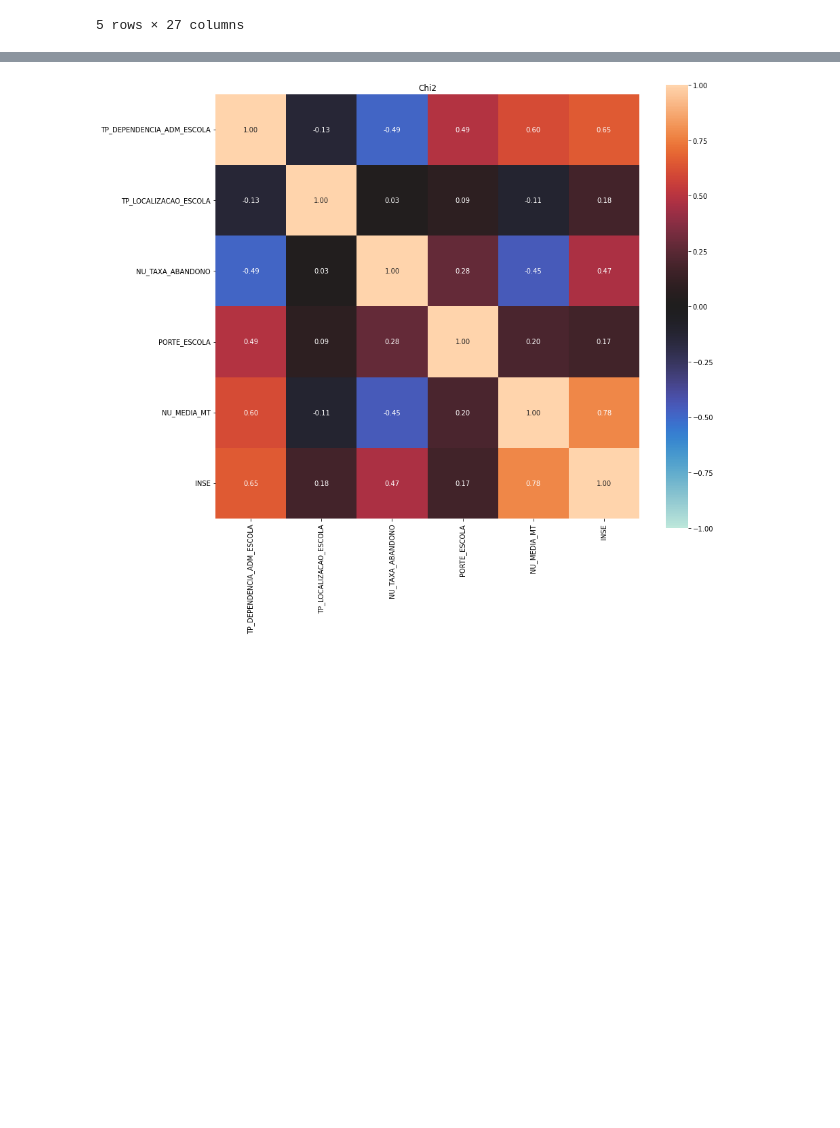
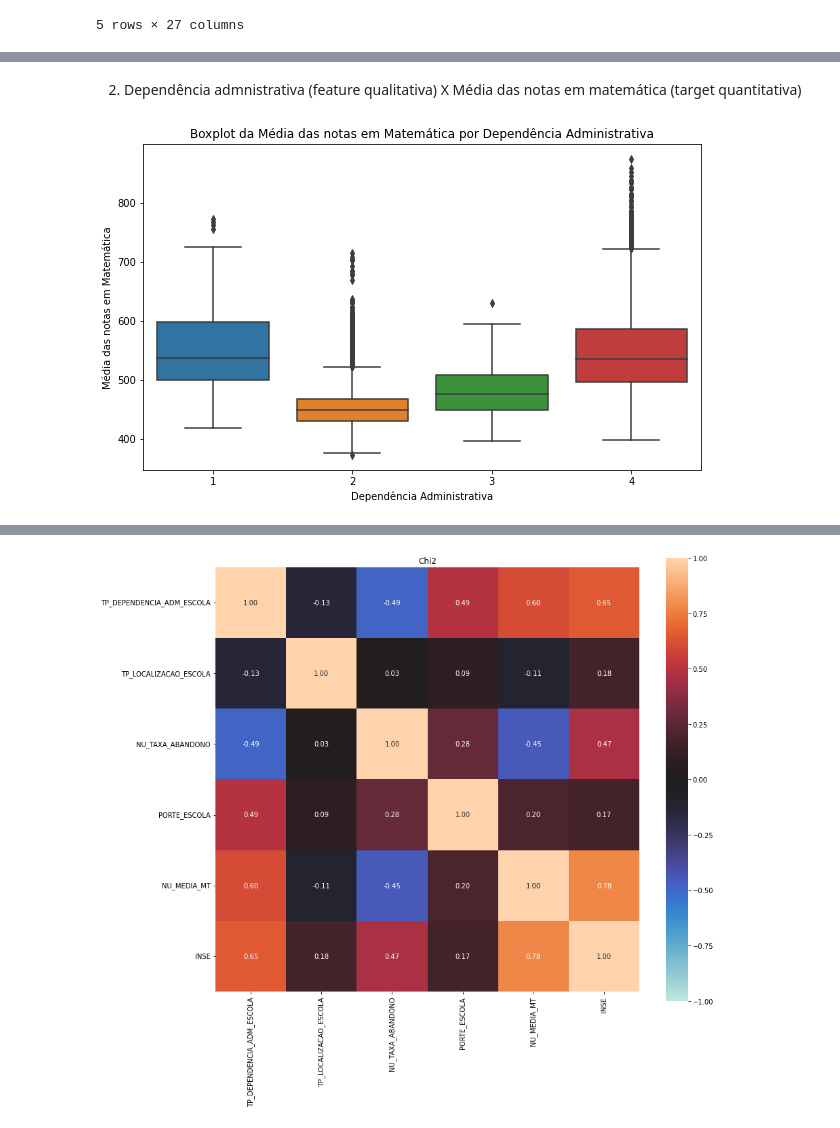
Before and after one commit to insper-classroom/23-1a-cd-p2-lucca_pedro_rafael, a Jupyter notebook: P2.ipynb, the cells around one changed output, grey strips where cells are left out. Saved outputs shown, nothing was run; the diff lists cells and outputs as text; code cells hidden in the pictures; blank space fills up the shorter version.

```diff
--- a/P2.ipynb
+++ b/P2.ipynb
@@ -155,0 +139,13 @@ dados_limpando
+# %% [markdown]
+2) Dependência admnistrativa (feature qualitativa) X Média das notas em matemática (target quantitativa)
+# %%
+
+# Boxplot da Média das notas em Matemática segmentadas por Dependência Administrativa
+plt.figure(figsize=(10, 6))
+sns.boxplot(x='TP_DEPENDENCIA_ADM_ESCOLA', y='NU_MEDIA_MT', data=dados_limpando)
+plt.xlabel('Dependência Administrativa')
+plt.ylabel('Média das notas em Matemática')
+plt.title('Boxplot da Média das notas em Matemática por Dependência Administrativa')
+plt.show()
+# %% [output]
+[figure, added]
```
Also changed, not shown: parts of 27 cells of this notebook.
